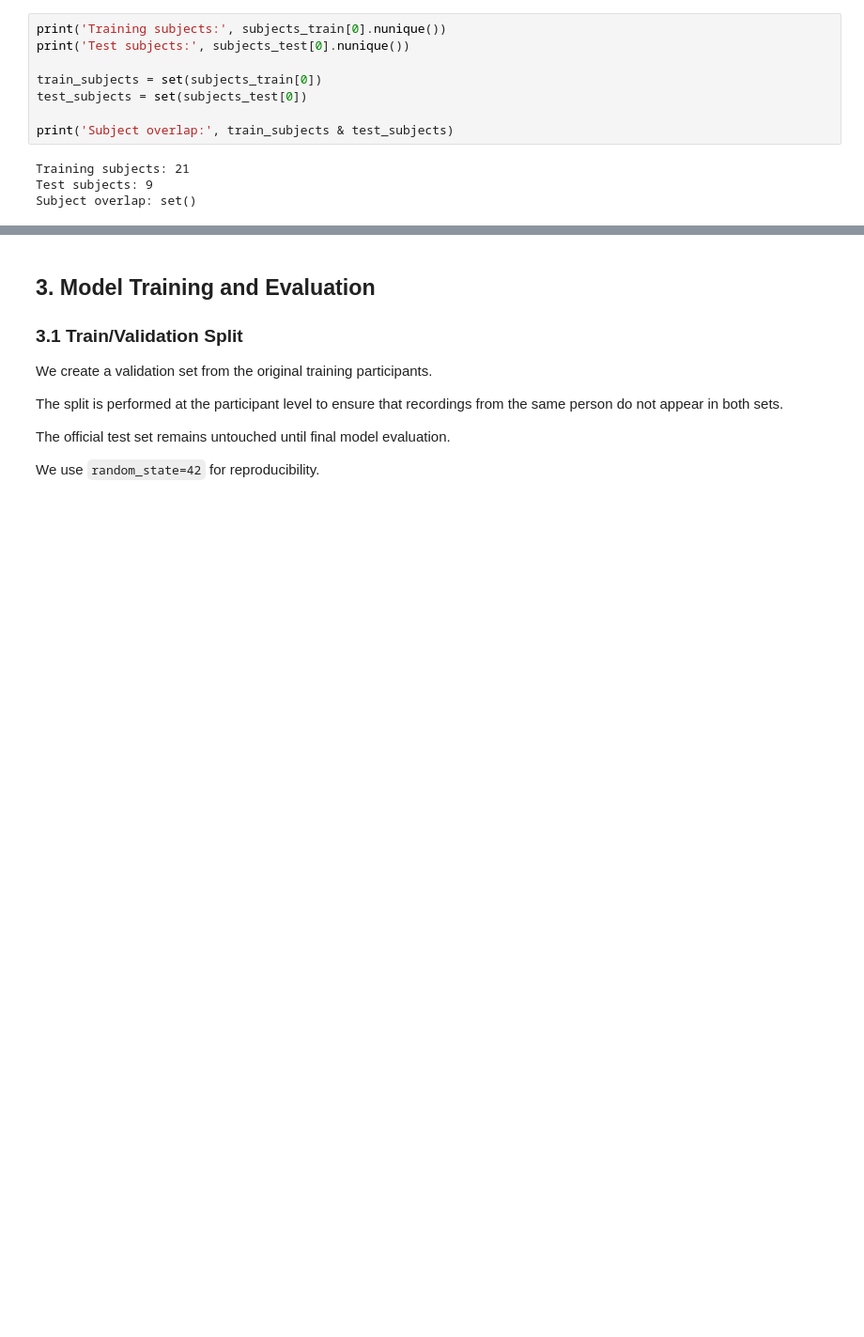
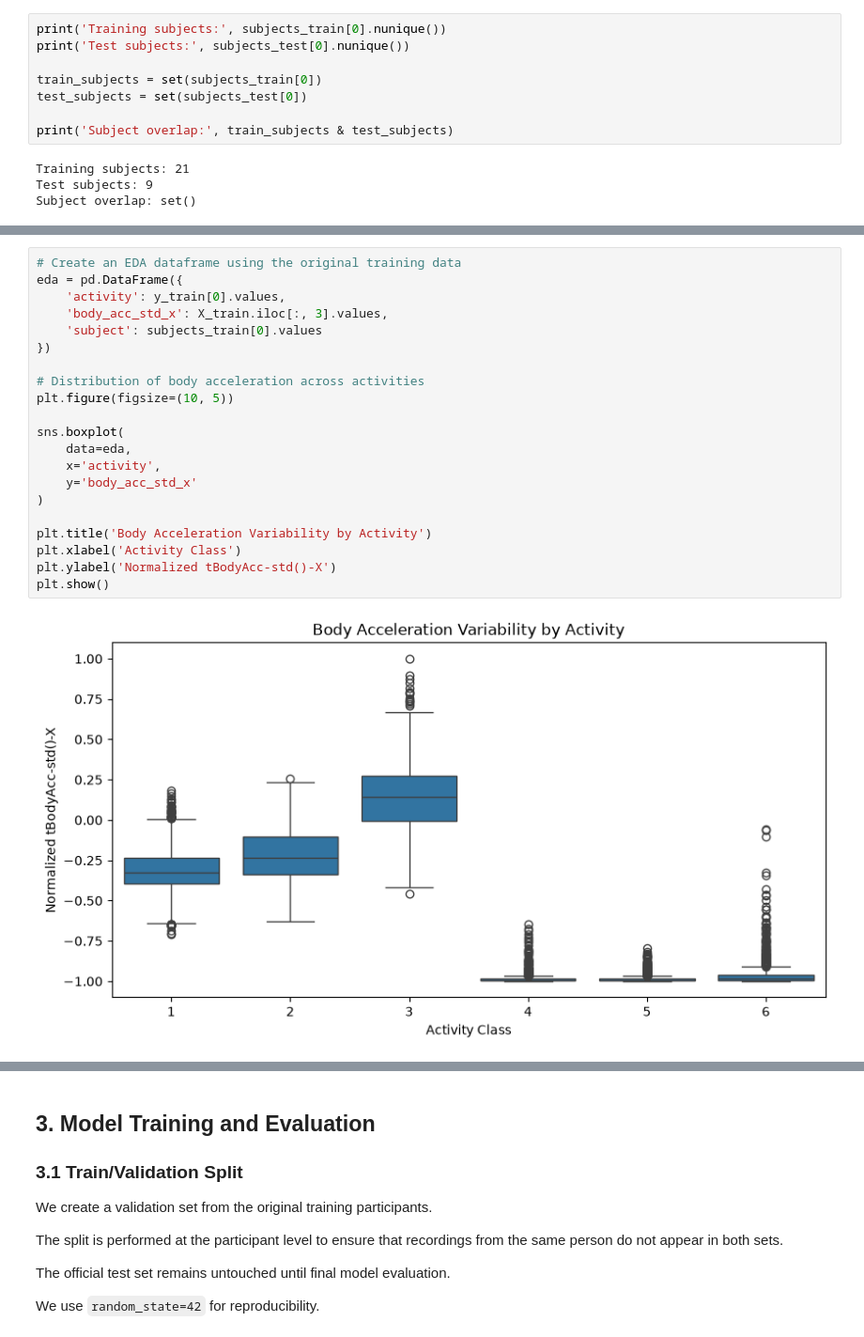
Before and after one commit to ef-debug/human-activity-recognition-mlzoomcamp-, a Jupyter notebook: notebook.ipynb, the cells around one changed output, grey strips where cells are left out. Shown at 94% size. Cells and saved outputs as stored; diff of their text form; blank space fills up the shorter version.

```diff
--- a/notebook.ipynb
+++ b/notebook.ipynb
@@ -179,0 +183,23 @@ The dataset is ready for model training. We will preserve the official test set
+# %%
+# Create an EDA dataframe using the original training data
+eda = pd.DataFrame({
+    'activity': y_train[0].values,
+    'body_acc_std_x': X_train.iloc[:, 3].values,
+    'subject': subjects_train[0].values
+})
+
+# Distribution of body acceleration across activities
+plt.figure(figsize=(10, 5))
+
+sns.boxplot(
+    data=eda,
+    x='activity',
+    y='body_acc_std_x'
+)
+
+plt.title('Body Acceleration Variability by Activity')
+plt.xlabel('Activity Class')
+plt.ylabel('Normalized tBodyAcc-std()-X')
+plt.show()
+# %% [output]
+[figure, added]
```
Also changed, not shown: parts of 10 cells of this notebook.
